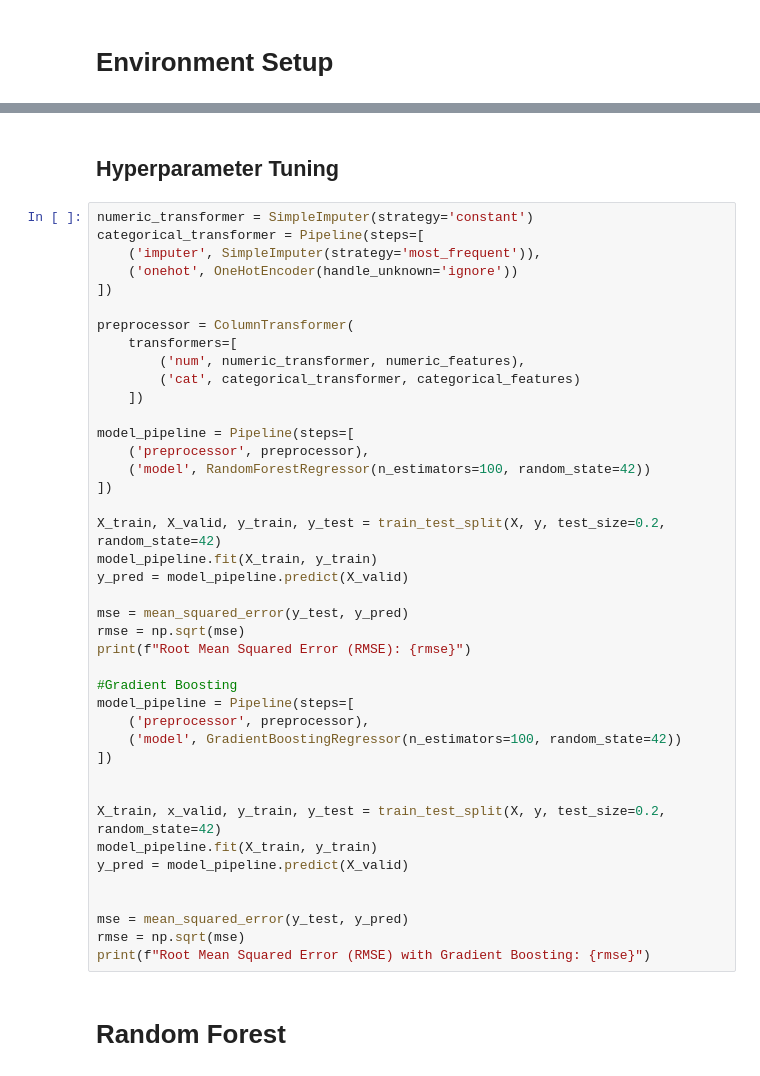
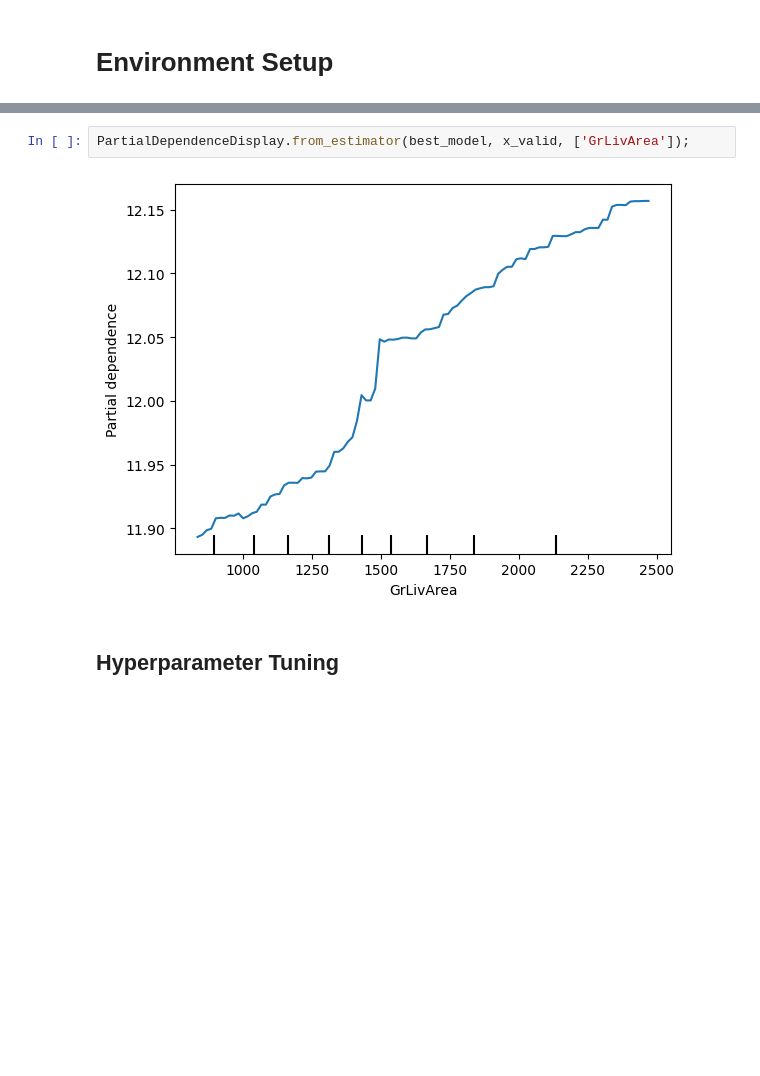
Before and after one commit to ericfflynn/predicting-house-prices-random-forest, a Jupyter notebook: Competition Notebook.ipynb, the cells around one changed output, grey strips where cells are left out. Cells and saved outputs as stored; diff of their text form; blank space fills up the shorter version.

```diff
--- a/Competition Notebook.ipynb
+++ b/Competition Notebook.ipynb
@@ -59,46 +201,7 @@ print("Numeric:", len(numeric_features),"Categorical",len(categorical_features))
+# %%
+PartialDependenceDisplay.from_estimator(best_model, x_valid, ['GrLivArea']);
+# %% [output]
+[figure, added]
 # %% [markdown]
 ## Hyperparameter Tuning
-# %%
-numeric_transformer = SimpleImputer(strategy='constant')
-categorical_transformer = Pipeline(steps=[
-    ('imputer', SimpleImputer(strategy='most_frequent')),
-    ('onehot', OneHotEncoder(handle_unknown='ignore'))
-])
-
-preprocessor = ColumnTransformer(
-    transformers=[
-        ('num', numeric_transformer, numeric_features),
-        ('cat', categorical_transformer, categorical_features)
-    ])
-
-model_pipeline = Pipeline(steps=[
-    ('preprocessor', preprocessor),
-    ('model', RandomForestRegressor(n_estimators=100, random_state=42))
-])
-
-X_train, X_valid, y_train, y_test = train_test_split(X, y, test_size=0.2, random_state=42)
-model_pipeline.fit(X_train, y_train)
-y_pred = model_pipeline.predict(X_valid)
-
-mse = mean_squared_error(y_test, y_pred)
-rmse = np.sqrt(mse)
-print(f"Root Mean Squared Error (RMSE): {rmse}")
-
-#Gradient Boosting
-model_pipeline = Pipeline(steps=[
-    ('preprocessor', preprocessor),
-    ('model', GradientBoostingRegressor(n_estimators=100, random_state=42))
-])
-
-
-X_train, x_valid, y_train, y_test = train_test_split(X, y, test_size=0.2, random_state=42)
-model_pipeline.fit(X_train, y_train)
-y_pred = model_pipeline.predict(X_valid)
-
-
-mse = mean_squared_error(y_test, y_pred)
-rmse = np.sqrt(mse)
-print(f"Root Mean Squared Error (RMSE) with Gradient Boosting: {rmse}")
-# %% [markdown]
-# Random Forest
 # %%
```
Also changed, not shown: parts of 80 cells of this notebook.
